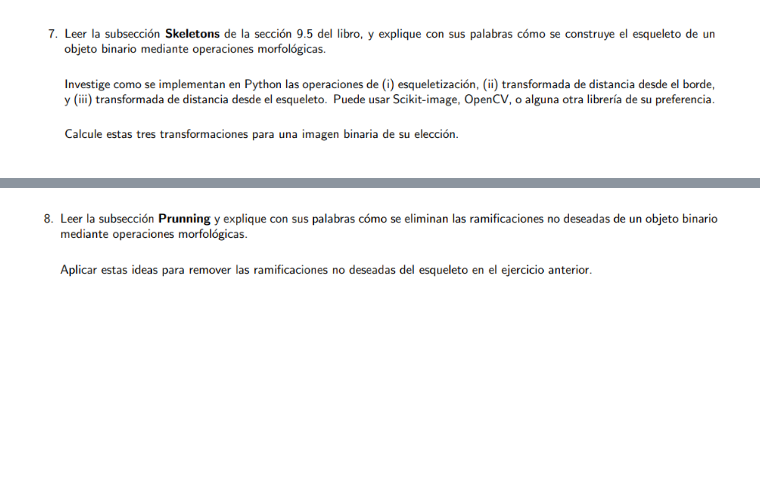
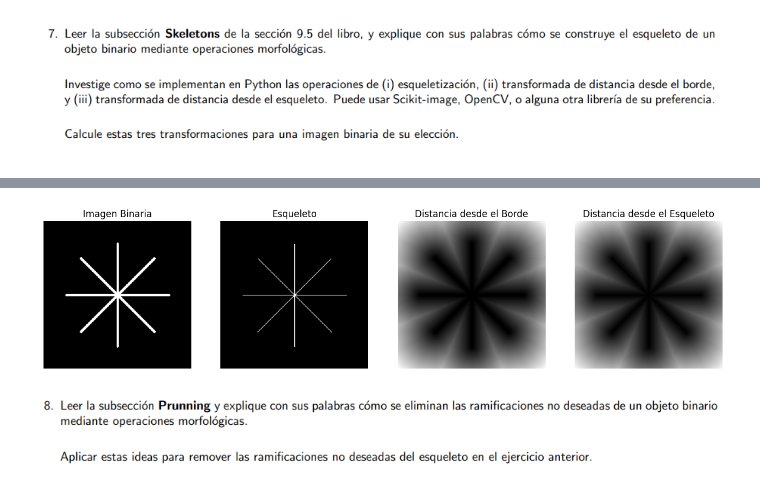
Before and after one commit to MarioGuerra21008/Lab2VC, a Jupyter notebook: main.ipynb, the cells around one changed output, grey strips where cells are left out. Cells and saved outputs as stored; diff of their text form; code cells hidden in the pictures; blank space fills up the shorter version.

Commit message:
feat: skeletons and pruning

```diff
--- a/main.ipynb
+++ b/main.ipynb
@@ -129,0 +135,12 @@ El conteo de células tras la segmentación morfológica es: 125
+# %%
+# Imagen binaria (líneas ramificadas)
+img_size = 200
+binary_img = np.zeros((img_size, img_size), dtype=np.uint8)
+
+# Dibujar líneas ramificadas
+cv2.line(binary_img, (50, 150), (150, 50), 255, 2)
+cv2.line(binary_img, (50, 50), (150, 150), 255, 2)
+cv2.line(binary_img, (100, 30), (100, 170), 255, 2)
+cv2.line(binary_img, (30, 100), (170, 100), 255, 2)
+cv2.line(binary_img, (75, 75), (125, 125), 255, 2)
+cv2.line(binary_img, (75, 125), (125, 75), 255, 2)
@@ -130,2 +155,28 @@ El conteo de células tras la segmentación morfológica es: 125
+# %%
+# Normalización
+binary_img_norm = binary_img > 0
+# %%
+# (i) Esqueletización
+skeleton = skeletonize(binary_img_norm)
+
+# (ii) Transformada de distancia desde el borde
+dist_transform_edge = cv2.distanceTransform(255 - binary_img, cv2.DIST_L2, 5)
+
+# (iii) Transformada de distancia desde el esqueleto
+skeleton_uint8 = (skeleton * 255).astype(np.uint8)
+dist_transform_skeleton = cv2.distanceTransform(255 - skeleton_uint8, cv2.DIST_L2, 5)
+# %%
+fig, axes = plt.subplots(1, 4, figsize=(16, 4))
+titles = ["Imagen Binaria", "Esqueleto", "Distancia desde el Borde", "Distancia desde el Esqueleto"]
+images = [binary_img, skeleton, dist_transform_edge, dist_transform_skeleton]
+
+for ax, img, title in zip(axes, images, titles):
+    ax.imshow(img, cmap='gray')
+    ax.set_title(title)
+    ax.axis('off')
+
+plt.show()
+# %% [output]
+[figure, added]
 # %% [markdown]
 ![image.png](attachment:image.png)
```
Also changed, not shown: parts of 8 cells of this notebook.
